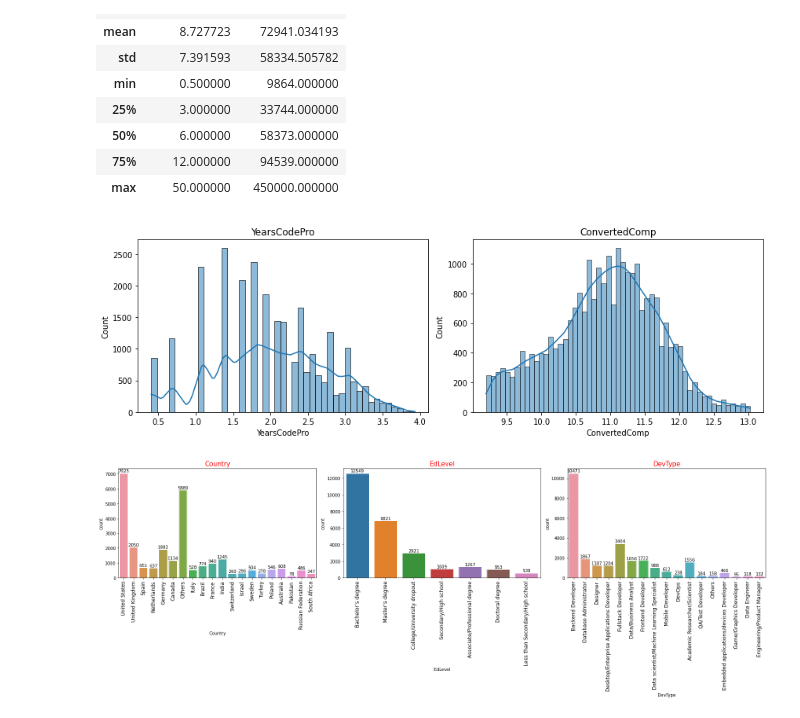
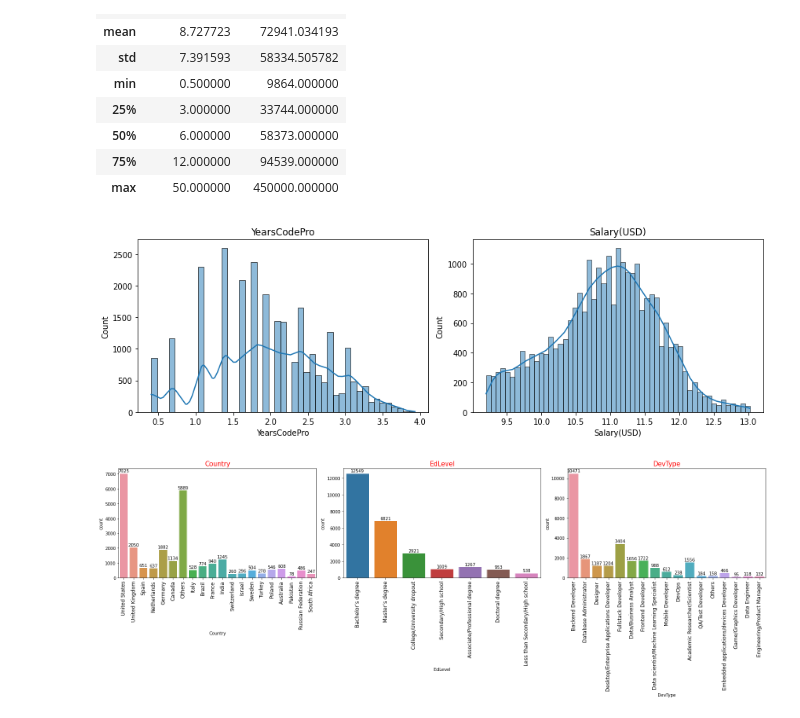
Before and after one commit to chineidu/Developer-s-survey, a Jupyter notebook: survey notebook.ipynb, the cells around one changed output. Saved outputs shown, nothing was run; the diff lists cells and outputs as text; code cells hidden in the pictures.

```diff
--- a/survey notebook.ipynb
+++ b/survey notebook.ipynb
@@ -414,19 +414,22 @@ df4.describe()
 # Apply log transformation
 for col in ['YearsCodePro', 'ConvertedComp']:
     df4[col] = df4[col].apply(lambda x: np.log(x+1))
+# %%
+# rename column
+df4.rename(columns={'ConvertedComp': 'Salary(USD)'}, inplace=True)
 # %%
 nrows, ncols = 1, 2
 fig, axs = plt.subplots(nrows, ncols, figsize=(12, 4))
 
-for (idx, col) in enumerate(['YearsCodePro', 'ConvertedComp']):
+for (idx, col) in enumerate(['YearsCodePro', 'Salary(USD)']):
     ax = axs[idx]
     sns.histplot(data=df4, x=col, kde=True, ax=ax)
     ax.set_title(col, size='large')
 
 fig.tight_layout()
 plt.show()
 # %% [output]
-[figure, old version]
+[figure, new version]
 # %%
 cat_cols = df4.select_dtypes(include='O').columns
 
```
Also changed, not shown: parts of 15 cells of this notebook, 1 other file.
